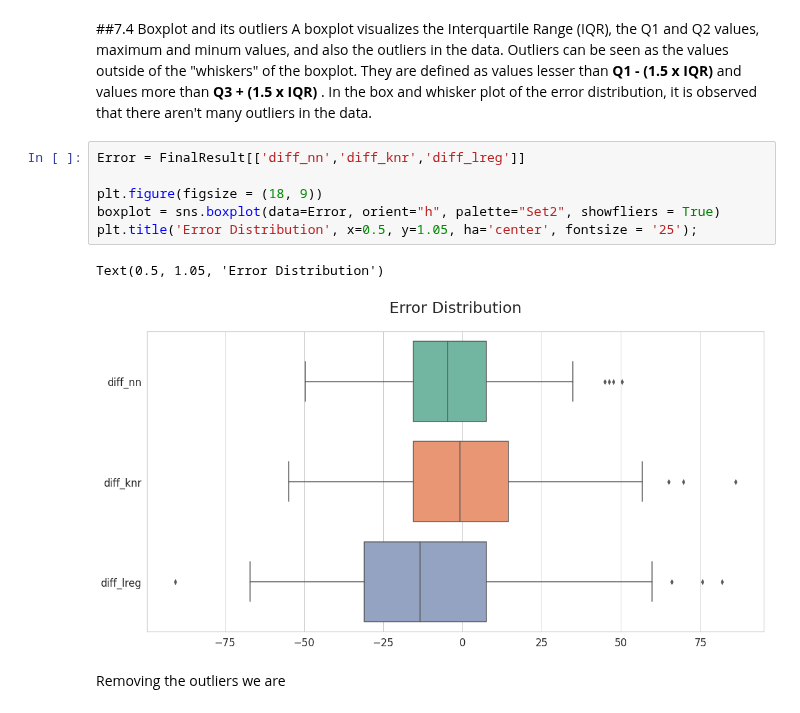
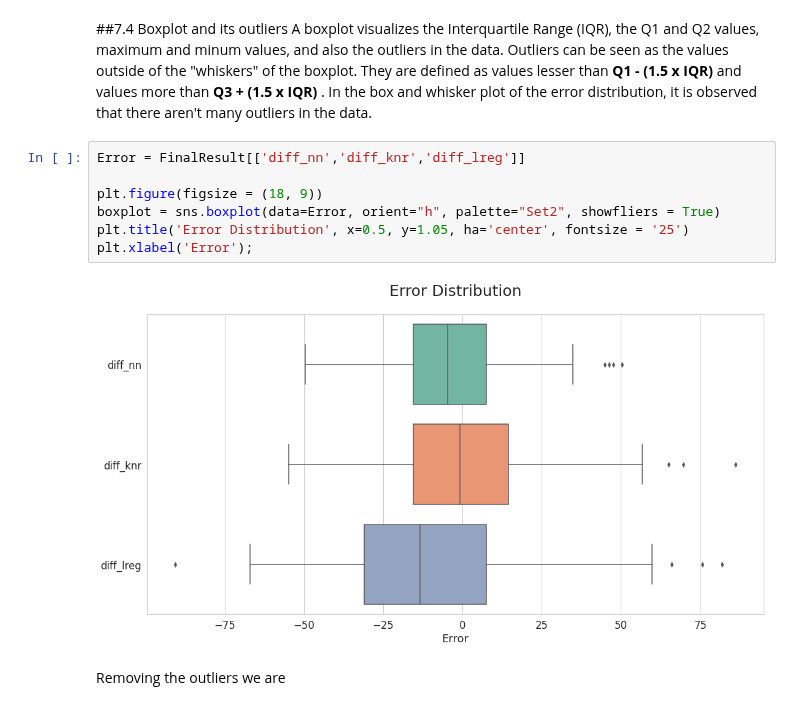
Before and after one commit to luqmanbuang/Aircraft-Engine-Lifetime-Prediction-with-Machine-Learning, a Jupyter notebook: Main.ipynb, the cells around one changed output. Saved outputs shown, nothing was run; the diff lists cells and outputs as text.

```diff
--- a/Main.ipynb
+++ b/Main.ipynb
@@ -640,12 +639,12 @@ A boxplot visualizes the Interquartile Range (IQR), the Q1 and Q2 values, maximu
 # %%
 Error = FinalResult[['diff_nn','diff_knr','diff_lreg']]
 
 plt.figure(figsize = (18, 9))
 boxplot = sns.boxplot(data=Error, orient="h", palette="Set2", showfliers = True)
-plt.title('Error Distribution', x=0.5, y=1.05, ha='center', fontsize = '25');
+plt.title('Error Distribution', x=0.5, y=1.05, ha='center', fontsize = '25')
+plt.xlabel('Error');
 # %% [output]
-Text(0.5, 1.05, 'Error Distribution')
-[figure, old version]
+[figure, new version]
 # %% [markdown]
 Removing the outliers we are
 # %%
```
Also changed, not shown: parts of 17 cells of this notebook.
